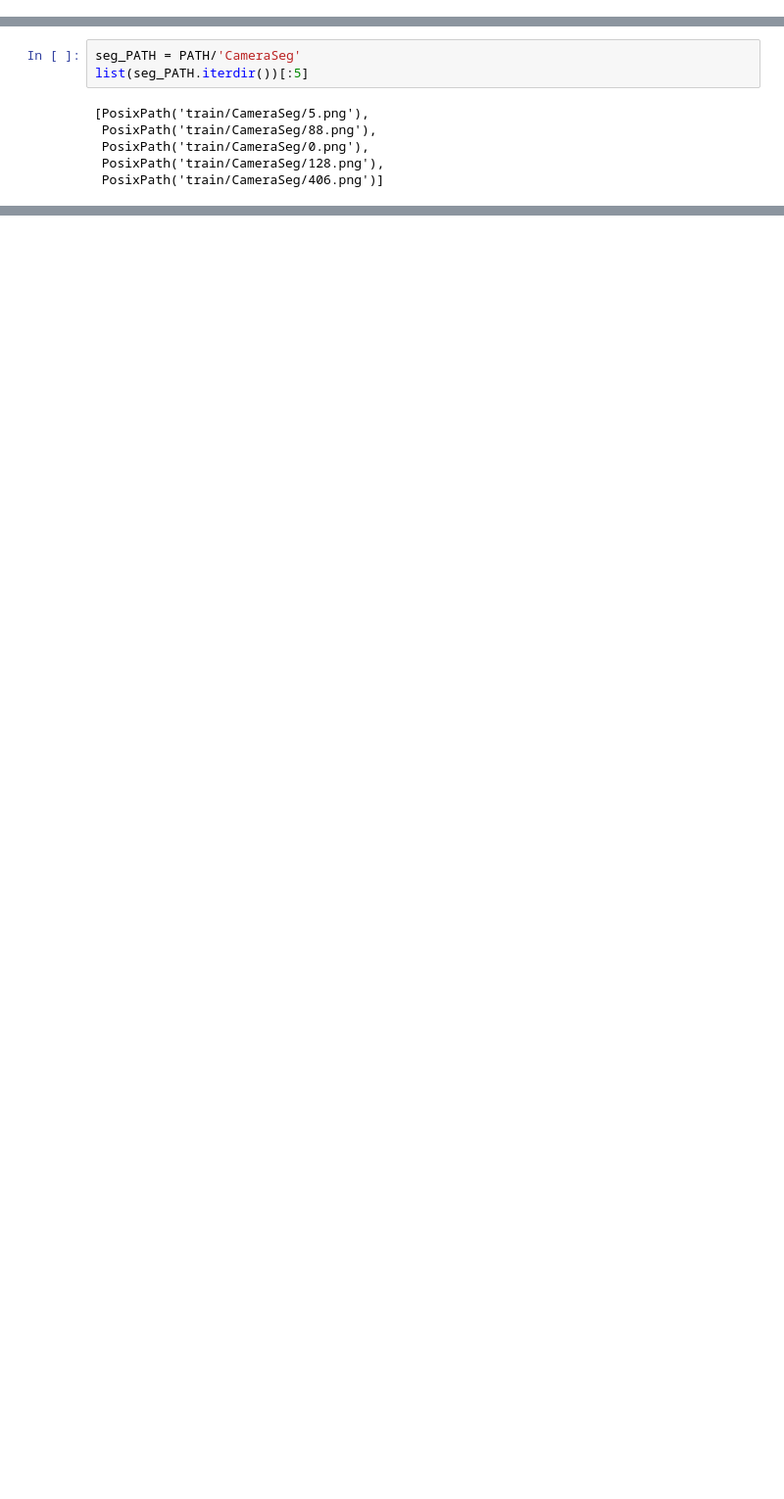
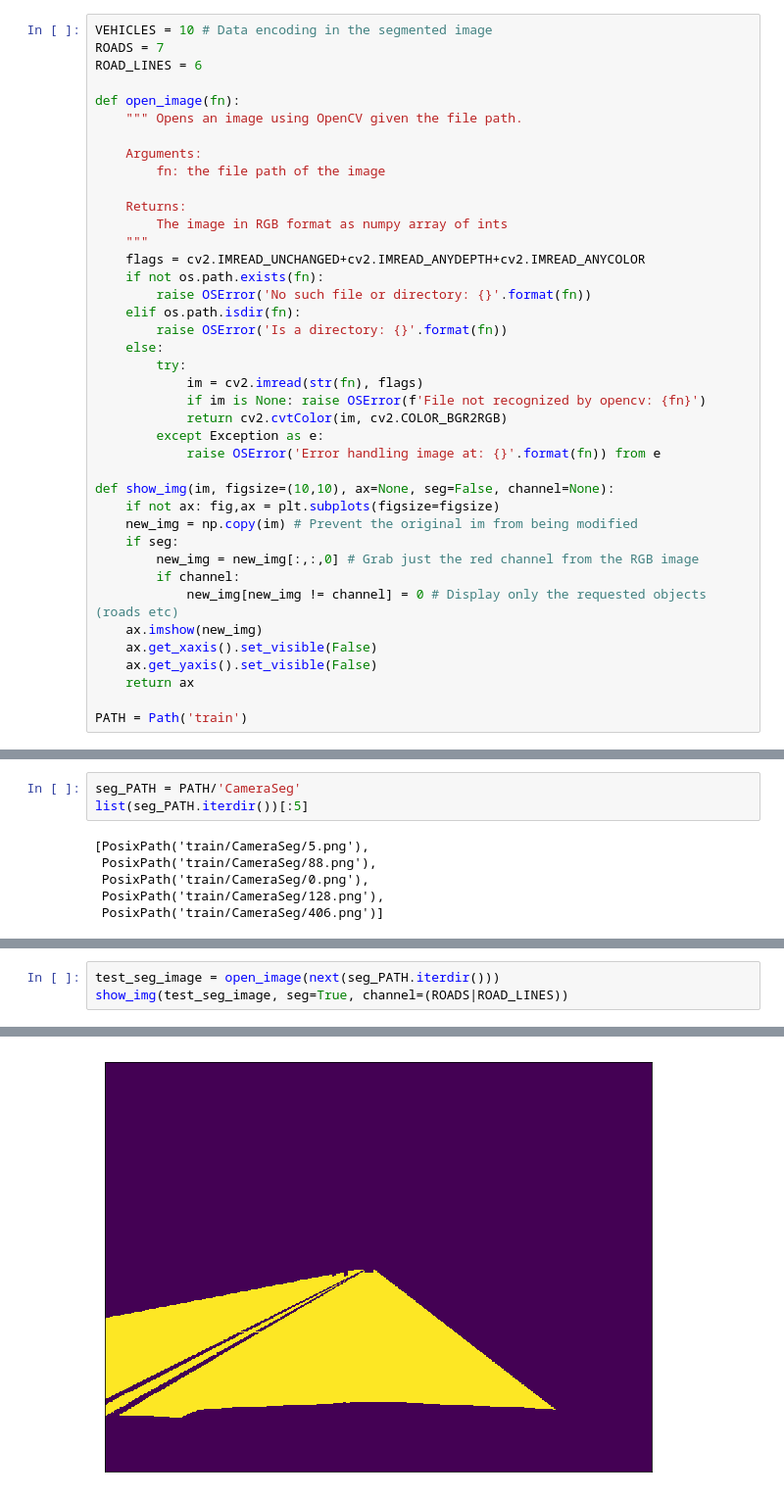
Before and after one commit to thedch/lyft-challenge, a Jupyter notebook: lyft.ipynb, the cells around one changed output, grey strips where cells are left out. Shown: that part at 98% size. Saved outputs shown, nothing was run; the diff lists cells and outputs as text; blank space fills up the shorter version.

Commit message:
show img function working nicely

```diff
--- a/lyft.ipynb
+++ b/lyft.ipynb
@@ -36,3 +23,43 @@ PATH = Path('train')
+# %%
+VEHICLES = 10 # Data encoding in the segmented image
+ROADS = 7
+ROAD_LINES = 6
+
+def open_image(fn):
+    """ Opens an image using OpenCV given the file path.
+
+    Arguments:
+        fn: the file path of the image
+
+    Returns:
+        The image in RGB format as numpy array of ints
+    """
+    flags = cv2.IMREAD_UNCHANGED+cv2.IMREAD_ANYDEPTH+cv2.IMREAD_ANYCOLOR
+    if not os.path.exists(fn):
+        raise OSError('No such file or directory: {}'.format(fn))
+    elif os.path.isdir(fn):
+        raise OSError('Is a directory: {}'.format(fn))
+    else:
+        try:
+            im = cv2.imread(str(fn), flags)
+            if im is None: raise OSError(f'File not recognized by opencv: {fn}')
+            return cv2.cvtColor(im, cv2.COLOR_BGR2RGB)
+        except Exception as e:
+            raise OSError('Error handling image at: {}'.format(fn)) from e
+
+def show_img(im, figsize=(10,10), ax=None, seg=False, channel=None):
+    if not ax: fig,ax = plt.subplots(figsize=figsize)
+    new_img = np.copy(im) # Prevent the original im from being modified
+    if seg:
+        new_img = new_img[:,:,0] # Grab just the red channel from the RGB image
+        if channel:
+            new_img[new_img != channel] = 0 # Display only the requested objects (roads etc)
+    ax.imshow(new_img)
+    ax.get_xaxis().set_visible(False)
+    ax.get_yaxis().set_visible(False)
+    return ax
+
+PATH = Path('train')
 # %%
 list(PATH.iterdir())
 # %% [output]
@@ -80,0 +91,4 @@ test_seg_image.shape
+# %%
+test_seg_image = open_image(next(seg_PATH.iterdir()))
+show_img(test_seg_image, seg=True, channel=(ROADS|ROAD_LINES))
+# %% [output]
@@ -80,0 +96 @@ test_seg_image.shape
+[figure, added]
```
Also changed, not shown: parts of 5 cells of this notebook.
